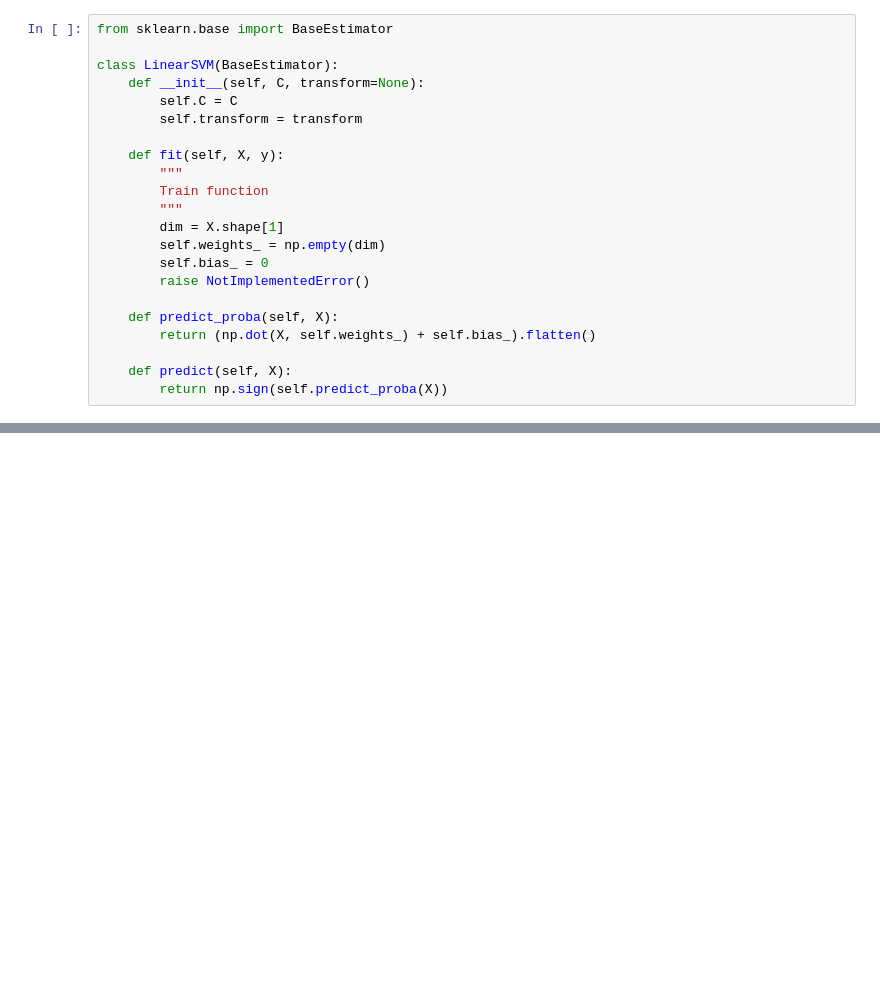
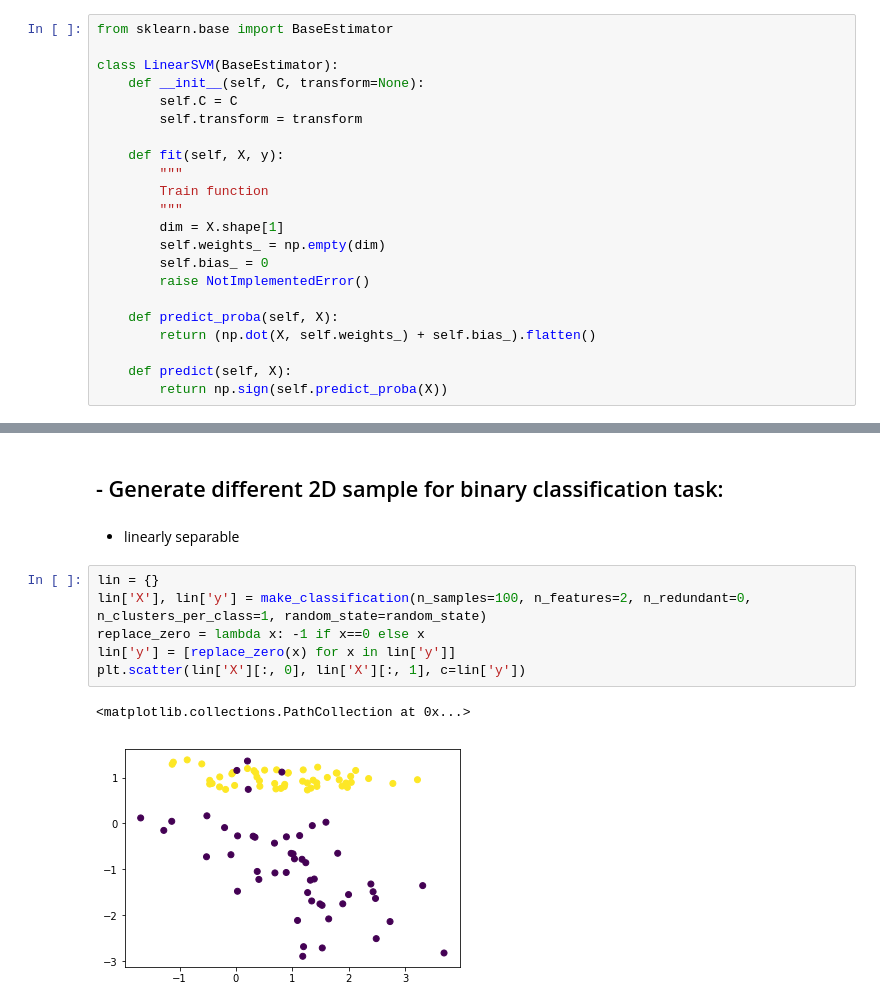
Before and after one commit to Rhymmor/ML-course-reports, a Jupyter notebook: Lab 3/Lab #3 SVM (QP, Kernel trick).ipynb, the cells around one changed output, grey strips where cells are left out. Saved outputs shown, nothing was run; the diff lists cells and outputs as text; blank space fills up the shorter version.

```diff
--- a/Lab 3/Lab #3 SVM (QP, Kernel trick).ipynb
+++ b/Lab 3/Lab #3 SVM (QP, Kernel trick).ipynb
@@ -265,0 +399,13 @@ class LinearSVM(BaseEstimator):
+# %% [markdown]
+## - Generate different 2D sample for binary classification task:
+# %% [markdown]
+* linearly separable
+# %%
+lin = {}
+lin['X'], lin['y'] = make_classification(n_samples=100, n_features=2, n_redundant=0, n_clusters_per_class=1, random_state=random_state)
+replace_zero = lambda x: -1 if x==0 else x
+lin['y'] = [replace_zero(x) for x in lin['y']]
+plt.scatter(lin['X'][:, 0], lin['X'][:, 1], c=lin['y'])
+# %% [output]
+<matplotlib.collections.PathCollection at 0x...>
+[figure, added]
```
Also changed, not shown: parts of 35 cells of this notebook.
